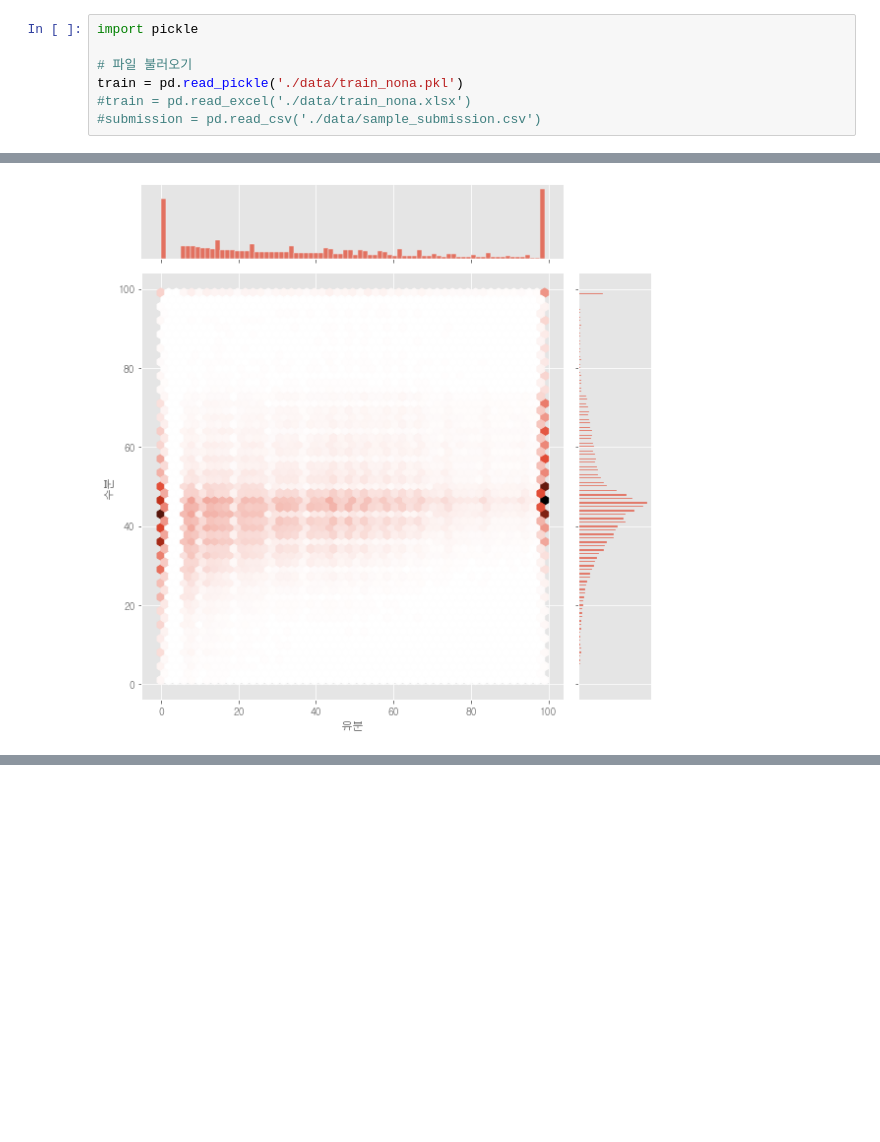
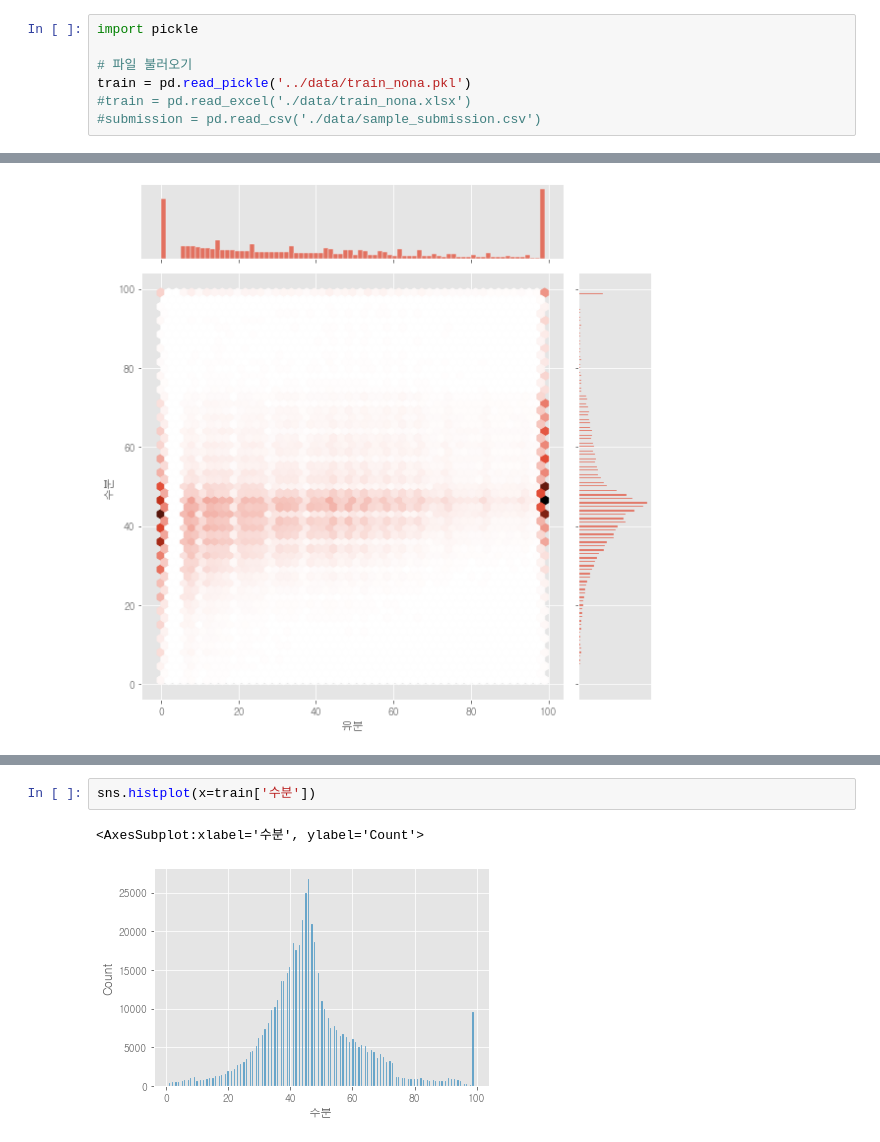
Before and after one commit to bub3690/22-1_datamining, a Jupyter notebook: final_project/EDA제출/EDA-oilAndWater.ipynb, the cells around one changed output, grey strips where cells are left out. Cells and saved outputs as stored; diff of their text form; blank space fills up the shorter version.

```diff
--- a/final_project/EDA제출/EDA-oilAndWater.ipynb
+++ b/final_project/EDA제출/EDA-oilAndWater.ipynb
@@ -28,7 +28,7 @@ rc('font', family=font)
 import pickle
 
 # 파일 불러오기
-train = pd.read_pickle('./data/train_nona.pkl')
+train = pd.read_pickle('../data/train_nona.pkl')
 #train = pd.read_excel('./data/train_nona.xlsx')
 #submission = pd.read_csv('./data/sample_submission.csv')
 # %%
@@ -404,0 +410,5 @@ plt.show()
+# %%
+sns.histplot(x=train['수분'])
+# %% [output]
+<AxesSubplot:xlabel='수분', ylabel='Count'>
+[figure, added]
```
Also changed, not shown: parts of 14 cells of this notebook, 3 other files.
